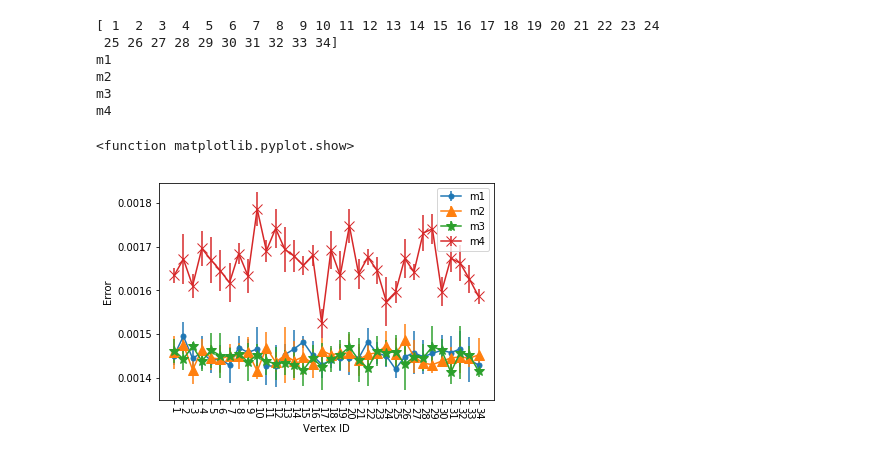
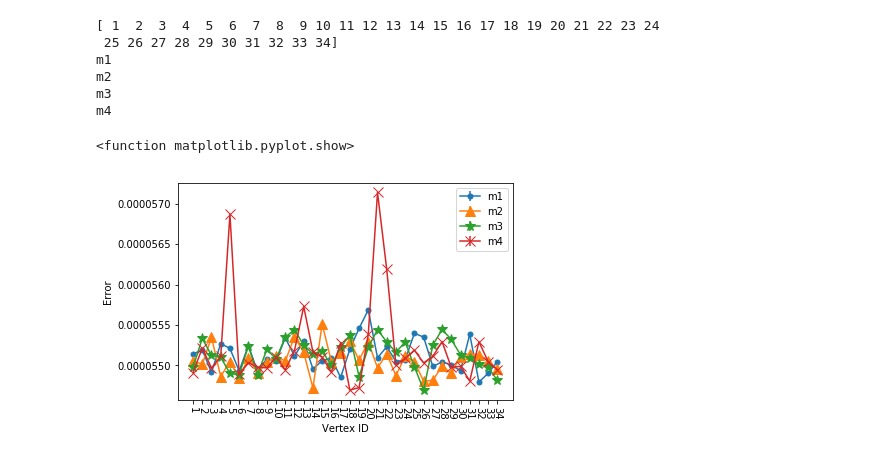
Before and after one commit to shps/incremental-representation-learning, a Jupyter notebook: materials/random_walk_fixed_walk_2nd_order.ipynb, the cells around one changed output. Cells and saved outputs as stored; diff of their text form; code cells hidden in the pictures.

```diff
--- a/materials/random_walk_fixed_walk_2nd_order.ipynb
+++ b/materials/random_walk_fixed_walk_2nd_order.ipynb
@@ -26,8 +26,10 @@ def read_probs(fname, e_size):
            t_probs[int(s_id),int(d_id)] = p
     return t_probs
 # %%
-edge_id_file = "/Users/Ganymedian/Desktop/dynamic-rw/output/karate-2nd/edge-id-map.txt"
-probs_file = "/Users/Ganymedian/Desktop/dynamic-rw/output/karate-2nd/so-probs.txt"
+# edge_id_file = "/Users/Ganymedian/Desktop/dynamic-rw/output/karate-2nd/edge-id-map.txt"
+# probs_file = "/Users/Ganymedian/Desktop/dynamic-rw/output/karate-2nd/so-probs.txt"
+edge_id_file = "/Users/Ganymedian/Desktop/dynamic-rw/output/wiki-2nd-p05q2/edge-id-map.txt"
+probs_file = "/Users/Ganymedian/Desktop/dynamic-rw/output/wiki-2nd-p05q2/so-probs.txt"
 e_id_map = read_edge_ids(edge_id_file)
 e_size = len(e_id_map)
 M_theory = read_probs(probs_file, e_size).T
@@ -39,15 +41,16 @@ def read_walks(m, v, wl, nw):
         for f in rw_location.glob(fname + "-*.txt")
         if f.stat().st_size > 0
     ])
-    ars = np.vsplit(rws, 5)
+    ars = np.vsplit(rws, 1)
     return ars
 # %%
 methods = ["m1", "m2", "m3", "m4"]
 nmethods = len(methods)
-num_runs = 5
-wl = 3
-nw = 100
-rw_location = Path("/Users/Ganymedian/Desktop/dynamic-rw/output/karate-2nd")
+num_runs = 1
+wl = 50
+nw = 10
+# rw_location = Path("/Users/Ganymedian/Desktop/dynamic-rw/output/karate-2nd")
+rw_location = Path("/Users/Ganymedian/Desktop/dynamic-rw/output/wiki-2nd-p05q2")
 formats=['.-', '^-', '*-','x-']
 n_nodes = 34
 vertices = np.arange(1,n_nodes+1)
@@ -70,31 +73,31 @@ for mm in range(nmethods):
                     d_id = e_id_map.get(d_edge)
                     M_empirical[s_id, d_id] += 1
 
             M_empirical = M_empirical.T / np.maximum(M_empirical.sum(axis=1), 1.0)
 
             errors.append(np.abs(M_theory - M_empirical).mean())
 
         all_errors.append(errors)
 
     means = np.mean(all_errors,axis=1)
     stdv = np.std(all_errors, axis=1)
     plt.errorbar(vertices, means, yerr=stdv, fmt=formats[mm], label=methods[mm], ms=10)
     plt.xticks(vertices, rotation=-90)
     plt.legend()
 
 fig_size = plt.rcParams["figure.figsize"]
 fig_size[0] = 6
 fig_size[1] = 4
 plt.rcParams["figure.figsize"] = fig_size
 plt.xlabel("Vertex ID")
 plt.ylabel("Error")
 plt.show
 # %% [output]
 [ 1  2  3  4  5  6  7  8  9 10 11 12 13 14 15 16 17 18 19 20 21 22 23 24
  25 26 27 28 29 30 31 32 33 34]
 m1
 m2
 m3
 m4
 <function matplotlib.pyplot.show>
-[figure, old version]
+[figure, new version]
```
Also changed, not shown: 6 other files.
